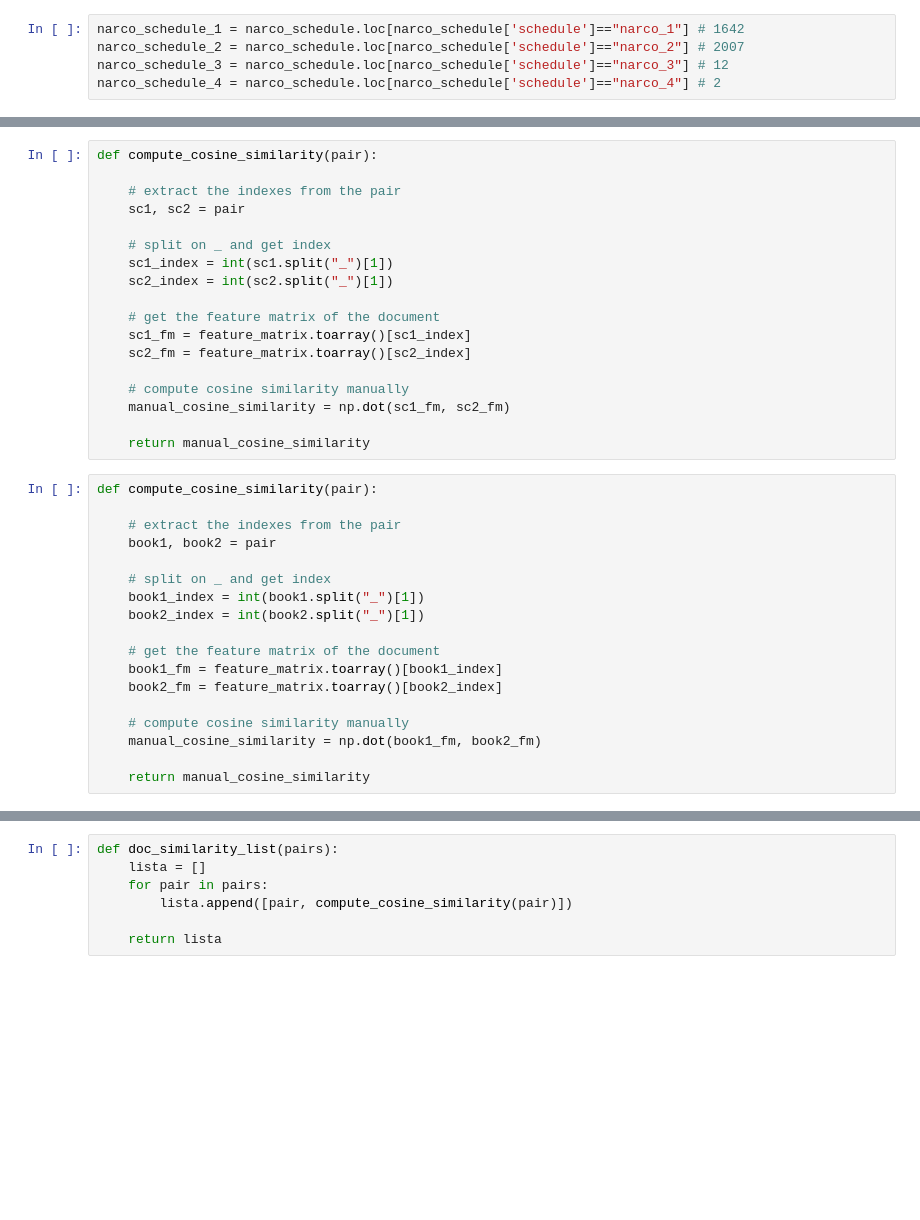
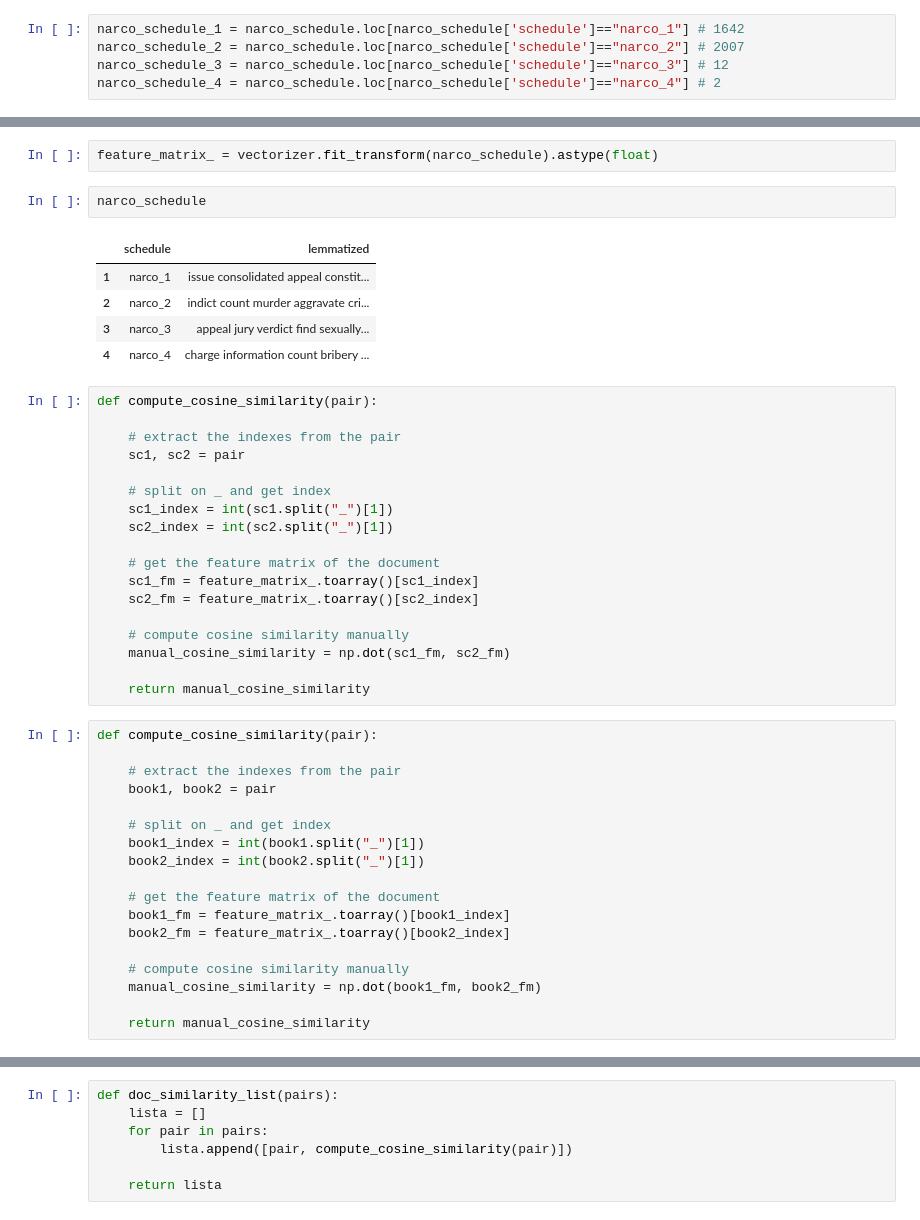
Before and after one commit to martinaviggiano/knowledge_extraction_project, a Jupyter notebook: 03_Grams _ PMI.ipynb, the cells around one changed output, grey strips where cells are left out. Drawn from its saved outputs; the diff is of its cells as text; blank space fills up the shorter version.

```diff
--- a/03_Grams _ PMI.ipynb
+++ b/03_Grams _ PMI.ipynb
@@ -548,3 +548,13 @@ pairs
+# %%
+feature_matrix_ = vectorizer.fit_transform(narco_schedule).astype(float)
+# %%
+narco_schedule
+# %% [output]
+|  | schedule | lemmatized |
+| 1 | narco_1 | issue consolidated appeal constit... |
+| 2 | narco_2 | indict count murder aggravate cri... |
+| 3 | narco_3 | appeal jury verdict find sexually... |
+| 4 | narco_4 | charge information count bribery ... |
 # %%
 def compute_cosine_similarity(pair):
 
@@ -556,8 +566,8 @@ def compute_cosine_similarity(pair):
     sc2_index = int(sc2.split("_")[1])
 
     # get the feature matrix of the document
-    sc1_fm = feature_matrix.toarray()[sc1_index]
-    sc2_fm = feature_matrix.toarray()[sc2_index]
+    sc1_fm = feature_matrix_.toarray()[sc1_index]
+    sc2_fm = feature_matrix_.toarray()[sc2_index]
 
     # compute cosine similarity manually
     manual_cosine_similarity = np.dot(sc1_fm, sc2_fm)
@@ -574,8 +584,8 @@ def compute_cosine_similarity(pair):
     book2_index = int(book2.split("_")[1])
 
     # get the feature matrix of the document
-    book1_fm = feature_matrix.toarray()[book1_index]
-    book2_fm = feature_matrix.toarray()[book2_index]
+    book1_fm = feature_matrix_.toarray()[book1_index]
+    book2_fm = feature_matrix_.toarray()[book2_index]
 
     # compute cosine similarity manually
     manual_cosine_similarity = np.dot(book1_fm, book2_fm)
```
Also changed, not shown: parts of 37 cells of this notebook, 1 other file.
